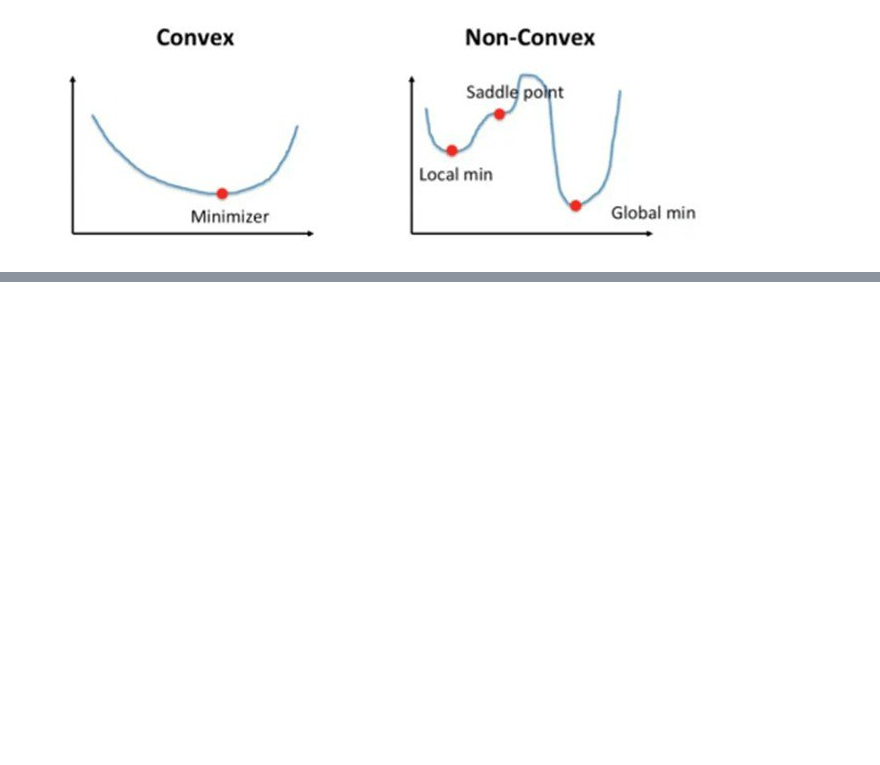
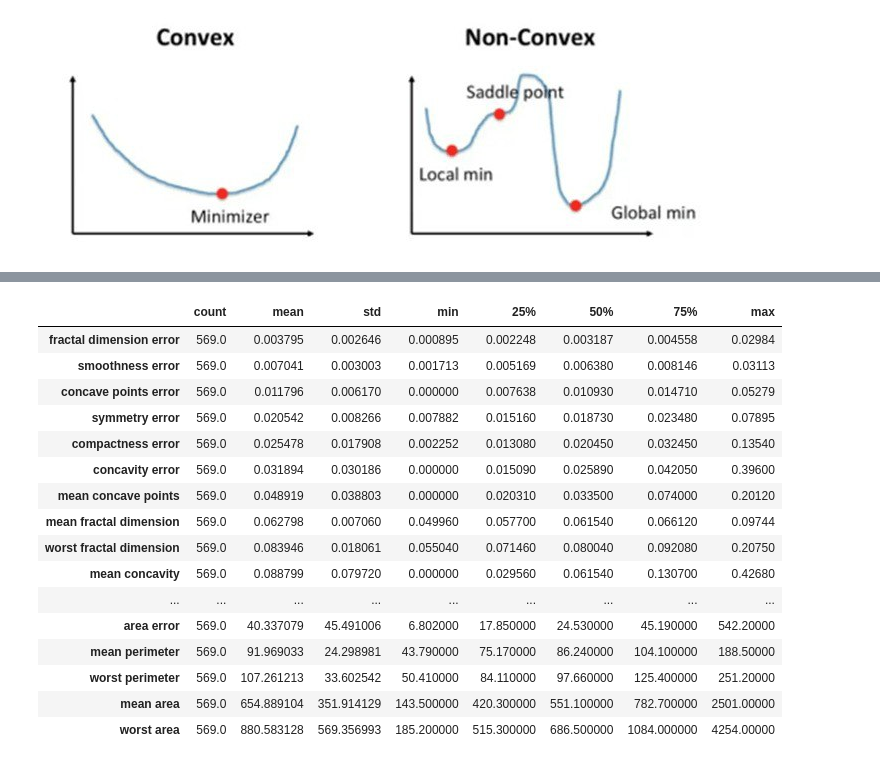
Before and after one commit to troiekurov-eng/OOP, a Jupyter notebook: Logistic_regression.ipynb, the cells around one changed output, grey strips where cells are left out. Drawn from its saved outputs; the diff is of its cells as text; code cells hidden in the pictures; blank space fills up the shorter version.

```diff
--- a/Logistic_regression.ipynb
+++ b/Logistic_regression.ipynb
@@ -65,0 +145,3 @@ ax.legend()
+# %%
+df_features = df.drop(['target'], axis=1)
+df_features.columns
@@ -65,0 +197,20 @@ ax.legend()
+# %%
+df_features.describe().T.sort_values('mean')
+# %% [output]
+|  | count | mean | std | min | 25% | 50% | 75% | max |
+| fractal dimension error | 569.0 | 0.003795 | 0.002646 | 0.000895 | 0.002248 | 0.003187 | 0.004558 | 0.02984 |
+| smoothness error | 569.0 | 0.007041 | 0.003003 | 0.001713 | 0.005169 | 0.006380 | 0.008146 | 0.03113 |
+| concave points error | 569.0 | 0.011796 | 0.006170 | 0.000000 | 0.007638 | 0.010930 | 0.014710 | 0.05279 |
+| symmetry error | 569.0 | 0.020542 | 0.008266 | 0.007882 | 0.015160 | 0.018730 | 0.023480 | 0.07895 |
+| compactness error | 569.0 | 0.025478 | 0.017908 | 0.002252 | 0.013080 | 0.020450 | 0.032450 | 0.13540 |
+| concavity error | 569.0 | 0.031894 | 0.030186 | 0.000000 | 0.015090 | 0.025890 | 0.042050 | 0.39600 |
+| mean concave points | 569.0 | 0.048919 | 0.038803 | 0.000000 | 0.020310 | 0.033500 | 0.074000 | 0.20120 |
+| mean fractal dimension | 569.0 | 0.062798 | 0.007060 | 0.049960 | 0.057700 | 0.061540 | 0.066120 | 0.09744 |
+| worst fractal dimension | 569.0 | 0.083946 | 0.018061 | 0.055040 | 0.071460 | 0.080040 | 0.092080 | 0.20750 |
+| mean concavity | 569.0 | 0.088799 | 0.079720 | 0.000000 | 0.029560 | 0.061540 | 0.130700 | 0.42680 |
+| ... | ... | ... | ... | ... | ... | ... | ... | ... |
+| area error | 569.0 | 40.337079 | 45.491006 | 6.802000 | 17.850000 | 24.530000 | 45.190000 | 542.20000 |
+| mean perimeter | 569.0 | 91.969033 | 24.298981 | 43.790000 | 75.170000 | 86.240000 | 104.100000 | 188.50000 |
+| worst perimeter | 569.0 | 107.261213 | 33.602542 | 50.410000 | 84.110000 | 97.660000 | 125.400000 | 251.20000 |
+| mean area | 569.0 | 654.889104 | 351.914129 | 143.500000 | 420.300000 | 551.100000 | 782.700000 | 2501.00000 |
+| worst area | 569.0 | 880.583128 | 569.356993 | 185.200000 | 515.300000 | 686.500000 | 1084.000000 | 4254.00000 |
```
Also changed, not shown: parts of 42 cells of this notebook.
